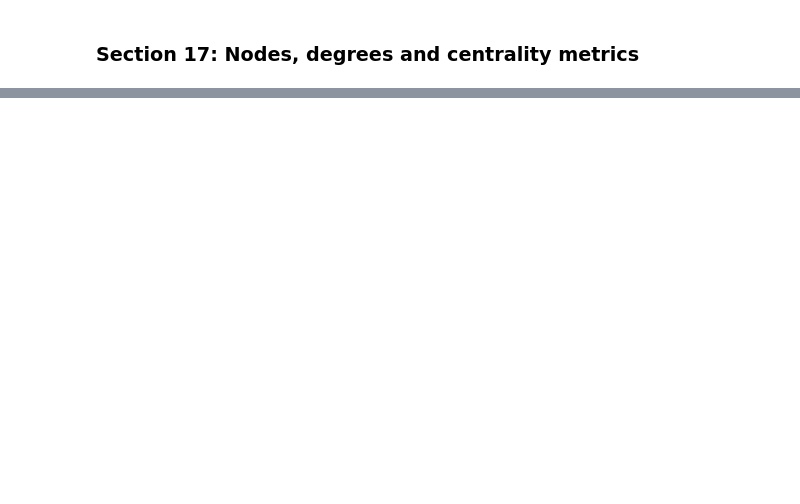
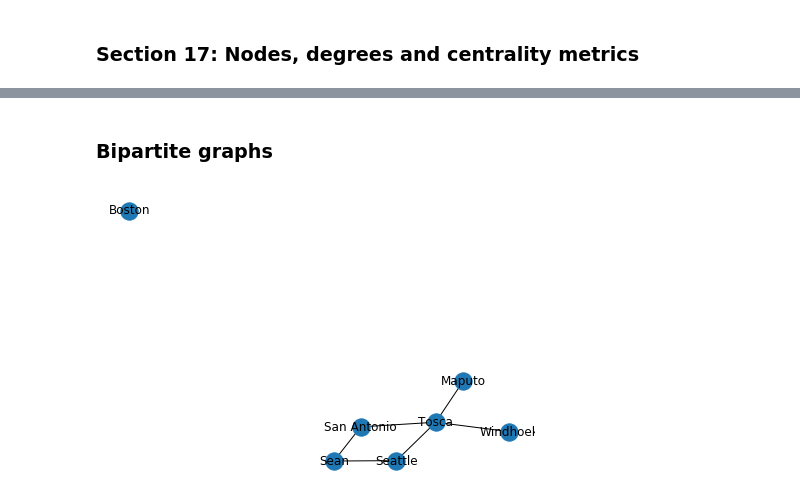
Before and after one commit to soslin/social-network-analysis, a Jupyter notebook: soc-net-class/learn_graphs_sna_3.ipynb, the cells around one changed output, grey strips where cells are left out. Drawn from its saved outputs; the diff is of its cells as text; code cells hidden in the pictures; blank space fills up the shorter version.

```diff
--- a/soc-net-class/learn_graphs_sna_3.ipynb
+++ b/soc-net-class/learn_graphs_sna_3.ipynb
@@ -154,0 +212,21 @@ plt.show()
+# %% [markdown]
+### Bipartite graphs
+# %%
+bi = nx.Graph()
+
+cities = ['Boston', 'Seattle', 'San Antonio', 'Maputo', 'Windhoek']
+
+people = ['Sean', 'Tosca']
+
+#draw edges for people and cities
+
+bi.add_nodes_from(cities, bipartite = 'cities')
+bi.add_nodes_from(people, bipartite = 'people')
+
+edges = [ ('Tosca', 'Seattle'), ('Sean', 'San Antonio'), ('Tosca', 'Maputo'), ('Sean', 'Seattle'), ('Tosca', 'Windhoek'),('Tosca', 'San Antonio')]
+
+bi.add_edges_from(edges)
+
+nx.draw(bi, with_labels = True)
+# %% [output]
+[figure, added]
```
Also changed, not shown: parts of 22 cells of this notebook.
